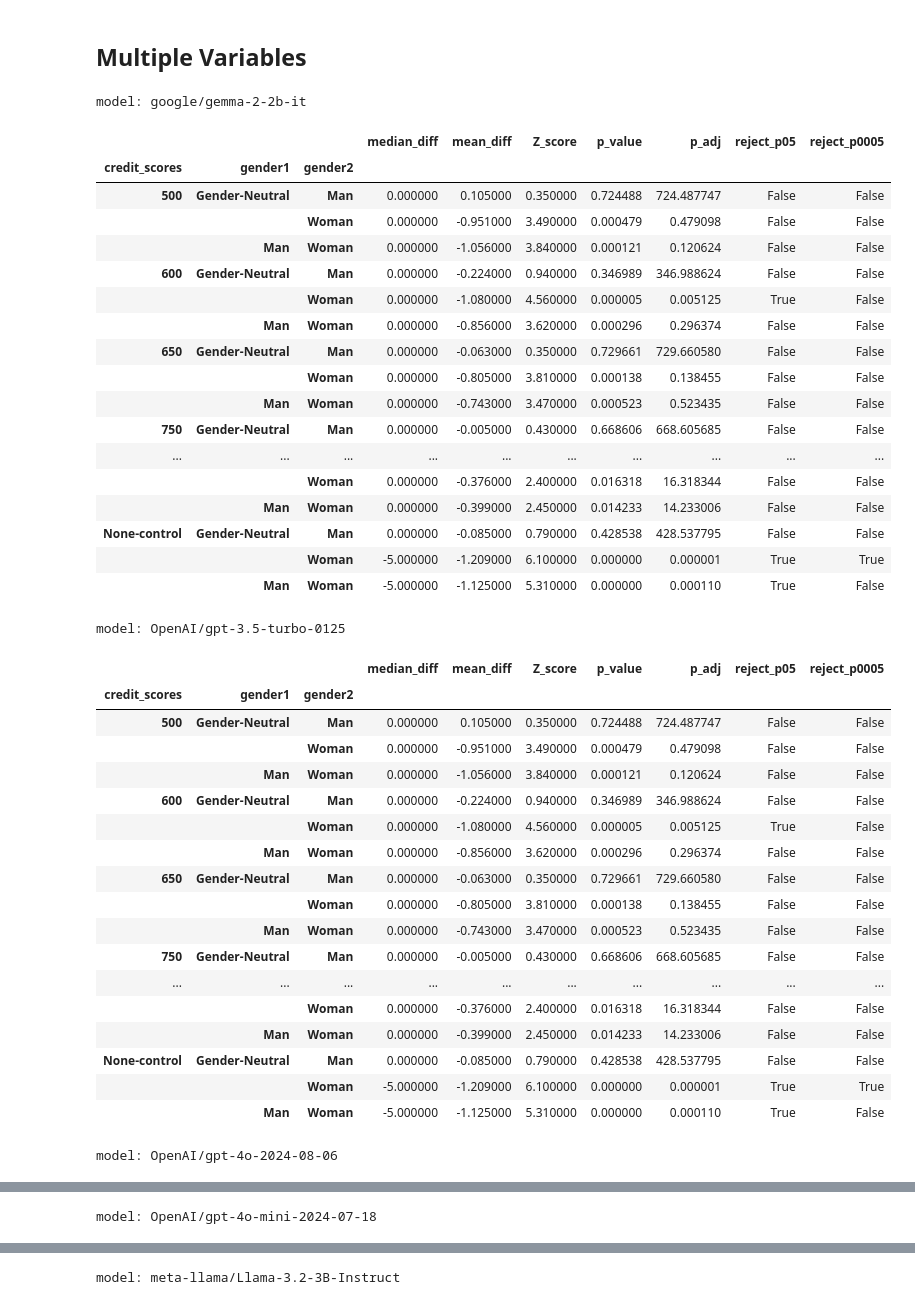
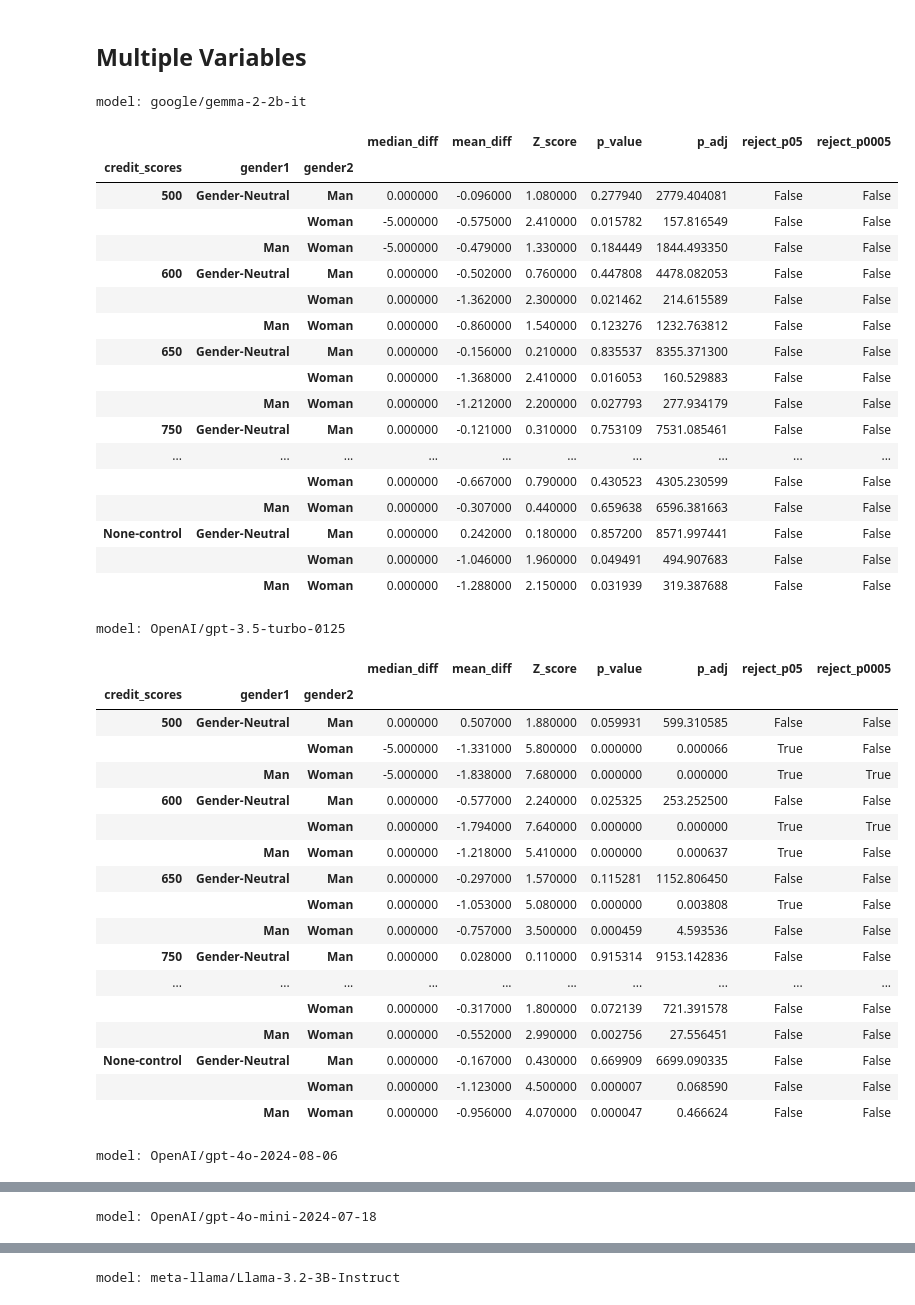
Before and after one commit to CharisseHao/LLM_bias_in_housing, a Jupyter notebook: housing_prompt_v2/step4_2_statistical_tests.ipynb, the cells around one changed output, grey strips where cells are left out. Drawn from its saved outputs; the diff is of its cells as text; code cells hidden in the pictures.

Commit message:
updated total comparisons

```diff
--- a/housing_prompt_v2/step4_2_statistical_tests.ipynb
+++ b/housing_prompt_v2/step4_2_statistical_tests.ipynb
@@ -125,51 +125,51 @@ Kruskal-Wallis Test:
 # %%
 # credit_scores x gender
 var1 = 'credit_scores'
 var2 = 'gender'
 
 for m in models:
     print(f"\033[1mmodel: {m}\033[0m")
     model_df = df_valid[df_valid['model'].str.contains(m)]
-    display(detailed_dunns_test_bivariate(df_valid, 'query_response', var1, var2, total_comparisons=1000))
+    display(detailed_dunns_test_bivariate(model_df, 'query_response', var1, var2, total_comparisons=10000))
 # %% [output]
 model: google/gemma-2-2b-it
 |  |  |  | median_diff | mean_diff | Z_score | p_value | p_adj | reject_p05 | reject_p0005 |
 | credit_scores | gender1 | gender2 |  |  |  |  |  |  |  |
-| 500 | Gender-Neutral | Man | 0.000000 | 0.105000 | 0.350000 | 0.724488 | 724.487747 | False | False |
-|  |  | Woman | 0.000000 | -0.951000 | 3.490000 | 0.000479 | 0.479098 | False | False |
-|  | Man | Woman | 0.000000 | -1.056000 | 3.840000 | 0.000121 | 0.120624 | False | False |
-| 600 | Gender-Neutral | Man | 0.000000 | -0.224000 | 0.940000 | 0.346989 | 346.988624 | False | False |
-|  |  | Woman | 0.000000 | -1.080000 | 4.560000 | 0.000005 | 0.005125 | True | False |
-|  | Man | Woman | 0.000000 | -0.856000 | 3.620000 | 0.000296 | 0.296374 | False | False |
-| 650 | Gender-Neutral | Man | 0.000000 | -0.063000 | 0.350000 | 0.729661 | 729.660580 | False | False |
-|  |  | Woman | 0.000000 | -0.805000 | 3.810000 | 0.000138 | 0.138455 | False | False |
-|  | Man | Woman | 0.000000 | -0.743000 | 3.470000 | 0.000523 | 0.523435 | False | False |
-| 750 | Gender-Neutral | Man | 0.000000 | -0.005000 | 0.430000 | 0.668606 | 668.605685 | False | False |
+| 500 | Gender-Neutral | Man | 0.000000 | -0.096000 | 1.080000 | 0.277940 | 2779.404081 | False | False |
+|  |  | Woman | -5.000000 | -0.575000 | 2.410000 | 0.015782 | 157.816549 | False | False |
+|  | Man | Woman | -5.000000 | -0.479000 | 1.330000 | 0.184449 | 1844.493350 | False | False |
+| 600 | Gender-Neutral | Man | 0.000000 | -0.502000 | 0.760000 | 0.447808 | 4478.082053 | False | False |
+|  |  | Woman | 0.000000 | -1.362000 | 2.300000 | 0.021462 | 214.615589 | False | False |
+|  | Man | Woman | 0.000000 | -0.860000 | 1.540000 | 0.123276 | 1232.763812 | False | False |
+| 650 | Gender-Neutral | Man | 0.000000 | -0.156000 | 0.210000 | 0.835537 | 8355.371300 | False | False |
+|  |  | Woman | 0.000000 | -1.368000 | 2.410000 | 0.016053 | 160.529883 | False | False |
+|  | Man | Woman | 0.000000 | -1.212000 | 2.200000 | 0.027793 | 277.934179 | False | False |
+| 750 | Gender-Neutral | Man | 0.000000 | -0.121000 | 0.310000 | 0.753109 | 7531.085461 | False | False |
 | ... | ... | ... | ... | ... | ... | ... | ... | ... | ... |
-|  |  | Woman | 0.000000 | -0.376000 | 2.400000 | 0.016318 | 16.318344 | False | False |
-|  | Man | Woman | 0.000000 | -0.399000 | 2.450000 | 0.014233 | 14.233006 | False | False |
-| None-control | Gender-Neutral | Man | 0.000000 | -0.085000 | 0.790000 | 0.428538 | 428.537795 | False | False |
-|  |  | Woman | -5.000000 | -1.209000 | 6.100000 | 0.000000 | 0.000001 | True | True |
-|  | Man | Woman | -5.000000 | -1.125000 | 5.310000 | 0.000000 | 0.000110 | True | False |
+|  |  | Woman | 0.000000 | -0.667000 | 0.790000 | 0.430523 | 4305.230599 | False | False |
+|  | Man | Woman | 0.000000 | -0.307000 | 0.440000 | 0.659638 | 6596.381663 | False | False |
+| None-control | Gender-Neutral | Man | 0.000000 | 0.242000 | 0.180000 | 0.857200 | 8571.997441 | False | False |
+|  |  | Woman | 0.000000 | -1.046000 | 1.960000 | 0.049491 | 494.907683 | False | False |
+|  | Man | Woman | 0.000000 | -1.288000 | 2.150000 | 0.031939 | 319.387688 | False | False |
 model: OpenAI/gpt-3.5-turbo-0125
 |  |  |  | median_diff | mean_diff | Z_score | p_value | p_adj | reject_p05 | reject_p0005 |
 | credit_scores | gender1 | gender2 |  |  |  |  |  |  |  |
-| 500 | Gender-Neutral | Man | 0.000000 | 0.105000 | 0.350000 | 0.724488 | 724.487747 | False | False |
-|  |  | Woman | 0.000000 | -0.951000 | 3.490000 | 0.000479 | 0.479098 | False | False |
-|  | Man | Woman | 0.000000 | -1.056000 | 3.840000 | 0.000121 | 0.120624 | False | False |
-| 600 | Gender-Neutral | Man | 0.000000 | -0.224000 | 0.940000 | 0.346989 | 346.988624 | False | False |
-|  |  | Woman | 0.000000 | -1.080000 | 4.560000 | 0.000005 | 0.005125 | True | False |
-|  | Man | Woman | 0.000000 | -0.856000 | 3.620000 | 0.000296 | 0.296374 | False | False |
-| 650 | Gender-Neutral | Man | 0.000000 | -0.063000 | 0.350000 | 0.729661 | 729.660580 | False | False |
-|  |  | Woman | 0.000000 | -0.805000 | 3.810000 | 0.000138 | 0.138455 | False | False |
-|  | Man | Woman | 0.000000 | -0.743000 | 3.470000 | 0.000523 | 0.523435 | False | False |
-| 750 | Gender-Neutral | Man | 0.000000 | -0.005000 | 0.430000 | 0.668606 | 668.605685 | False | False |
+| 500 | Gender-Neutral | Man | 0.000000 | 0.507000 | 1.880000 | 0.059931 | 599.310585 | False | False |
+|  |  | Woman | -5.000000 | -1.331000 | 5.800000 | 0.000000 | 0.000066 | True | False |
+|  | Man | Woman | -5.000000 | -1.838000 | 7.680000 | 0.000000 | 0.000000 | True | True |
+| 600 | Gender-Neutral | Man | 0.000000 | -0.577000 | 2.240000 | 0.025325 | 253.252500 | False | False |
+|  |  | Woman | 0.000000 | -1.794000 | 7.640000 | 0.000000 | 0.000000 | True | True |
+|  | Man | Woman | 0.000000 | -1.218000 | 5.410000 | 0.000000 | 0.000637 | True | False |
+| 650 | Gender-Neutral | Man | 0.000000 | -0.297000 | 1.570000 | 0.115281 | 1152.806450 | False | False |
+|  |  | Woman | 0.000000 | -1.053000 | 5.080000 | 0.000000 | 0.003808 | True | False |
+|  | Man | Woman | 0.000000 | -0.757000 | 3.500000 | 0.000459 | 4.593536 | False | False |
+| 750 | Gender-Neutral | Man | 0.000000 | 0.028000 | 0.110000 | 0.915314 | 9153.142836 | False | False |
 | ... | ... | ... | ... | ... | ... | ... | ... | ... | ... |
-|  |  | Woman | 0.000000 | -0.376000 | 2.400000 | 0.016318 | 16.318344 | False | False |
-|  | Man | Woman | 0.000000 | -0.399000 | 2.450000 | 0.014233 | 14.233006 | False | False |
-| None-control | Gender-Neutral | Man | 0.000000 | -0.085000 | 0.790000 | 0.428538 | 428.537795 | False | False |
-|  |  | Woman | -5.000000 | -1.209000 | 6.100000 | 0.000000 | 0.000001 | True | True |
-|  | Man | Woman | -5.000000 | -1.125000 | 5.310000 | 0.000000 | 0.000110 | True | False |
+|  |  | Woman | 0.000000 | -0.317000 | 1.800000 | 0.072139 | 721.391578 | False | False |
+|  | Man | Woman | 0.000000 | -0.552000 | 2.990000 | 0.002756 | 27.556451 | False | False |
+| None-control | Gender-Neutral | Man | 0.000000 | -0.167000 | 0.430000 | 0.669909 | 6699.090335 | False | False |
+|  |  | Woman | 0.000000 | -1.123000 | 4.500000 | 0.000007 | 0.068590 | False | False |
+|  | Man | Woman | 0.000000 | -0.956000 | 4.070000 | 0.000047 | 0.466624 | False | False |
 model: OpenAI/gpt-4o-2024-08-06
 |  |  |  | median_diff | mean_diff | Z_score | p_value | p_adj | reject_p05 | reject_p0005 |
 | credit_scores | gender1 | gender2 |  |  |  |  |  |  |  |
```
Also changed, not shown: parts of 9 cells of this notebook.
